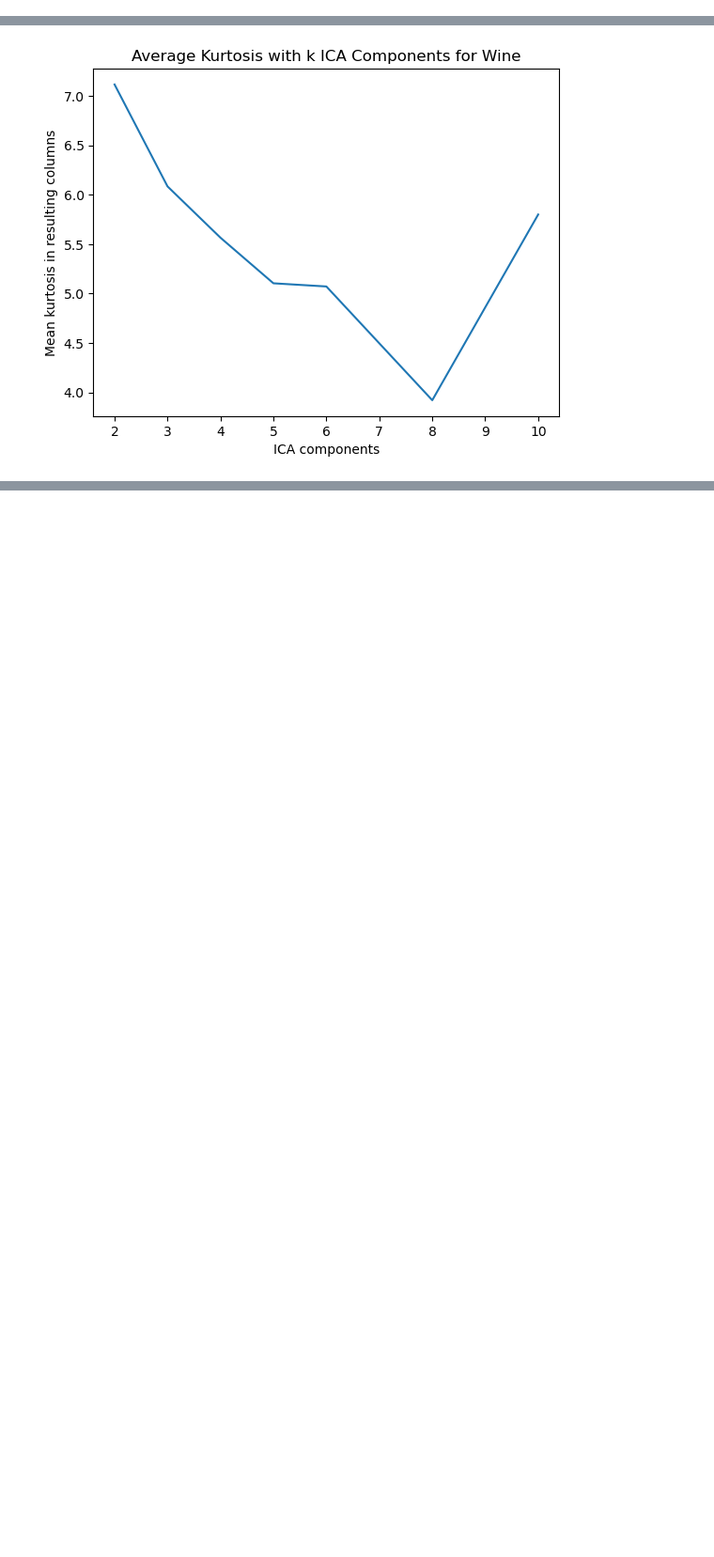
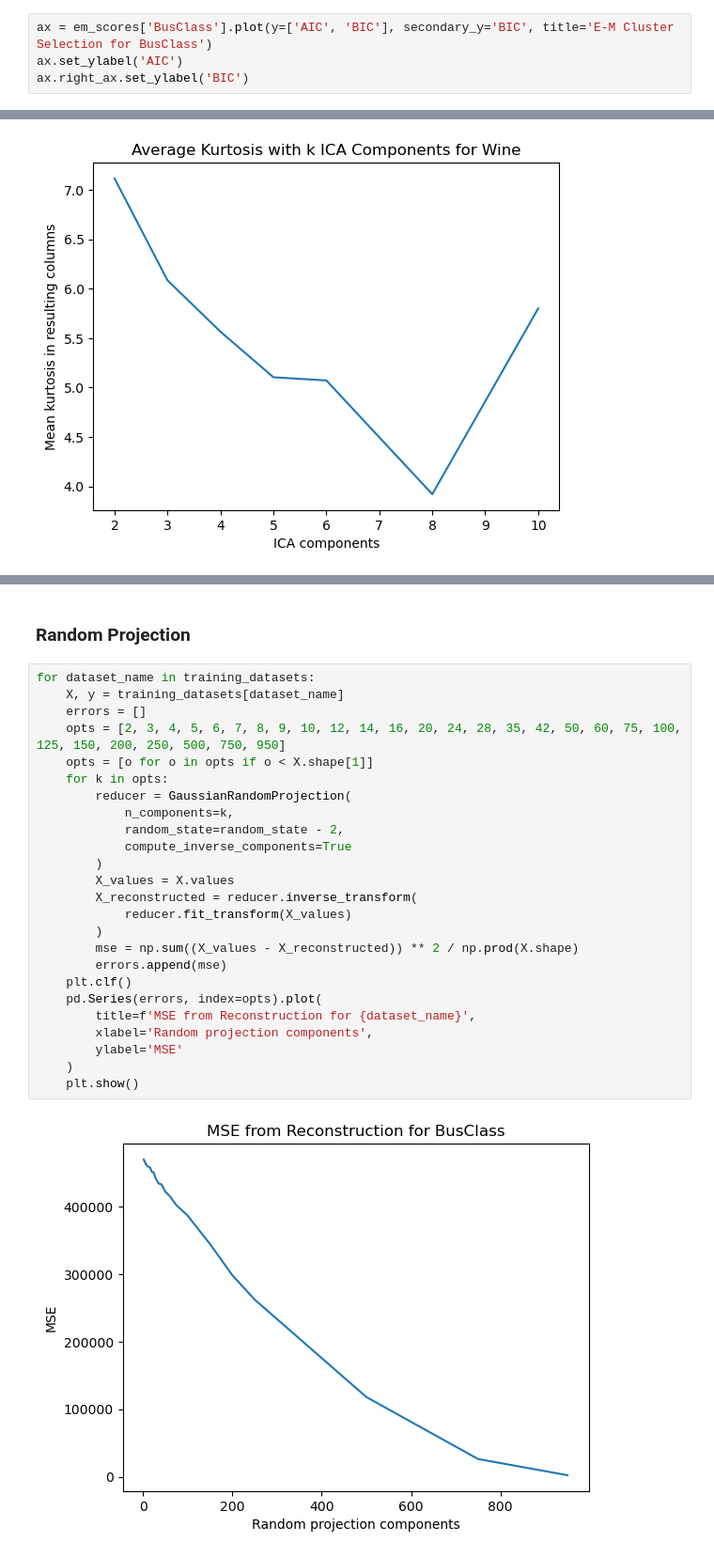
Before and after one commit to ryankarel/cs-7641-ul, a Jupyter notebook: RK UL.ipynb, the cells around one changed output, grey strips where cells are left out. Shown at 94% size. Cells and saved outputs as stored; diff of their text form; blank space fills up the shorter version.

```diff
--- a/RK UL.ipynb
+++ b/RK UL.ipynb
@@ -280,3 +258,7 @@ For business classification: BIC says 2, AIC says 5. We'll use BIC's recommendat
+# %%
+ax = em_scores['BusClass'].plot(y=['AIC', 'BIC'], secondary_y='BIC', title='E-M Cluster Selection for BusClass')
+ax.set_ylabel('AIC')
+ax.right_ax.set_ylabel('BIC')
 # %% [markdown]
 ### Validate Clusters
 # %% [markdown]
@@ -865,0 +414,29 @@ holdout scores: {'Original': 0.721280993355473, 'KMeans': 0.7138685861654794, 'G
+# %% [markdown]
+### Random Projection
+# %%
+for dataset_name in training_datasets:
+    X, y = training_datasets[dataset_name]
+    errors = []
+    opts = [2, 3, 4, 5, 6, 7, 8, 9, 10, 12, 14, 16, 20, 24, 28, 35, 42, 50, 60, 75, 100, 125, 150, 200, 250, 500, 750, 950]
+    opts = [o for o in opts if o < X.shape[1]]
+    for k in opts:
+        reducer = GaussianRandomProjection(
+            n_components=k,
+            random_state=random_state - 2,
+            compute_inverse_components=True
+        )
+        X_values = X.values
+        X_reconstructed = reducer.inverse_transform(
+            reducer.fit_transform(X_values)
+        )
+        mse = np.sum((X_values - X_reconstructed)) ** 2 / np.prod(X.shape)
+        errors.append(mse)
+    plt.clf()
+    pd.Series(errors, index=opts).plot(
+        title=f'MSE from Reconstruction for {dataset_name}',
+        xlabel='Random projection components',
+        ylabel='MSE'
+    )
+    plt.show()
+# %% [output]
+[figure, added]
```
Also changed, not shown: parts of 49 cells of this notebook, 1 other file.
